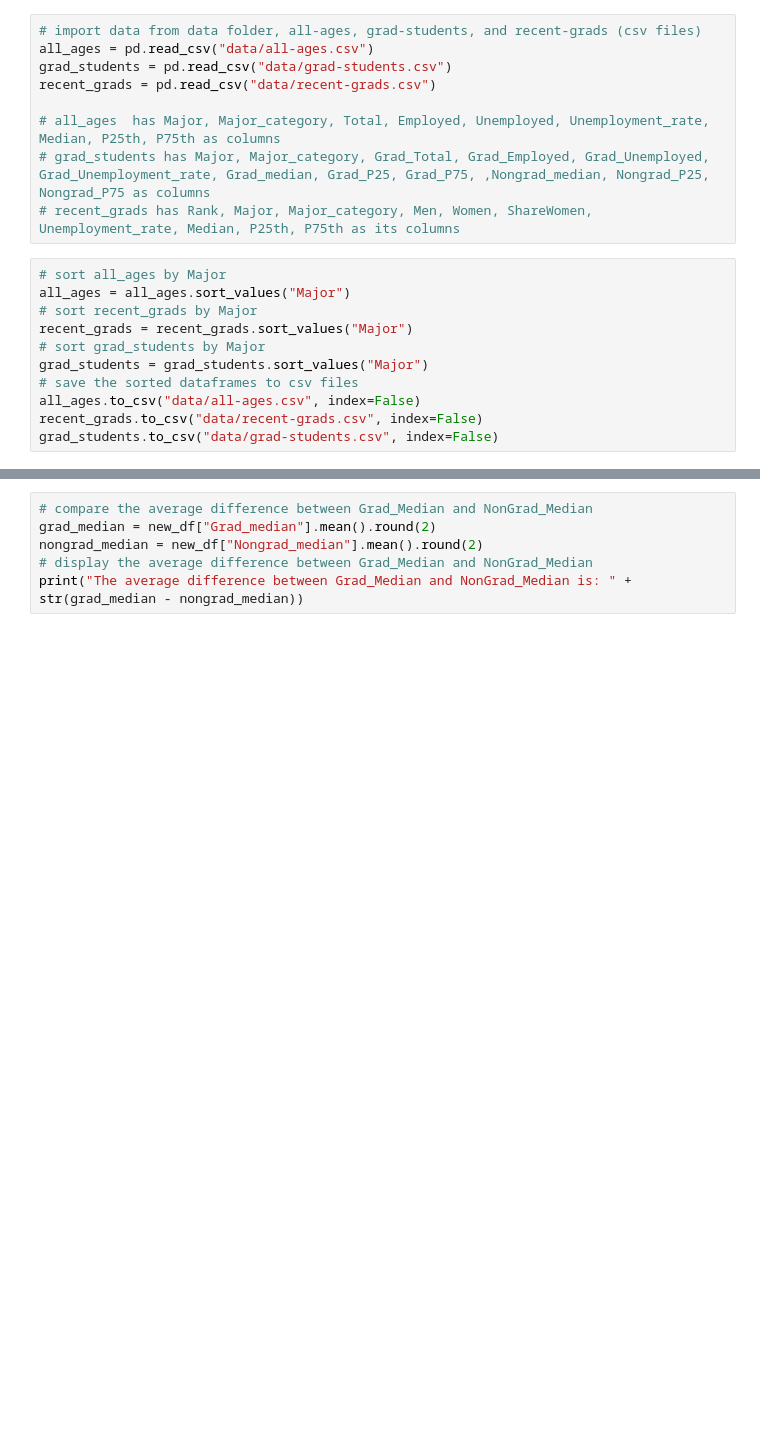
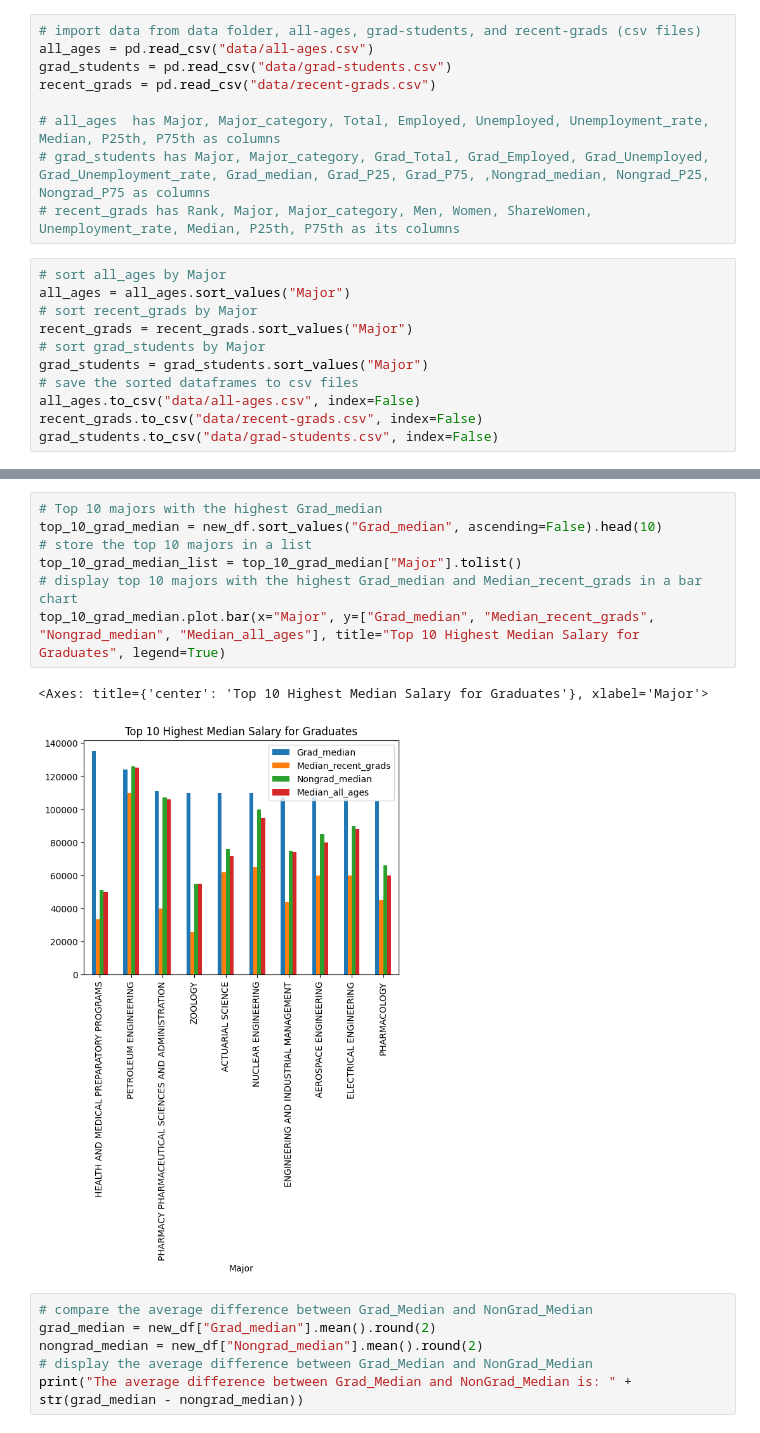
Before and after one commit to Li-Haowei/Grads-Revenue-Research, a Jupyter notebook: main.ipynb, the cells around one changed output, grey strips where cells are left out. Drawn from its saved outputs; the diff is of its cells as text; blank space fills up the shorter version.

```diff
--- a/main.ipynb
+++ b/main.ipynb
@@ -66,3 +82,13 @@ top_10_median_all_ages.plot.bar(x="Major", y=["Median_all_ages", "Median_recent_
+# %%
+# Top 10 majors with the highest Grad_median
+top_10_grad_median = new_df.sort_values("Grad_median", ascending=False).head(10)
+# store the top 10 majors in a list
+top_10_grad_median_list = top_10_grad_median["Major"].tolist()
+# display top 10 majors with the highest Grad_median and Median_recent_grads in a bar chart
+top_10_grad_median.plot.bar(x="Major", y=["Grad_median", "Median_recent_grads", "Nongrad_median", "Median_all_ages"], title="Top 10 Highest Median Salary for Graduates", legend=True)
+# %% [output]
+<Axes: title={'center': 'Top 10 Highest Median Salary for Graduates'}, xlabel='Major'>
+[figure, added]
 # %%
 # compare the average difference between Grad_Median and NonGrad_Median
 grad_median = new_df["Grad_median"].mean().round(2)
```
Also changed, not shown: parts of 10 cells of this notebook.
